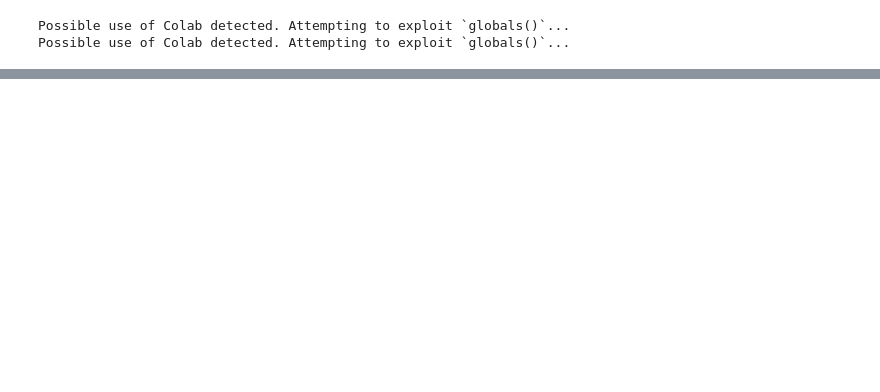
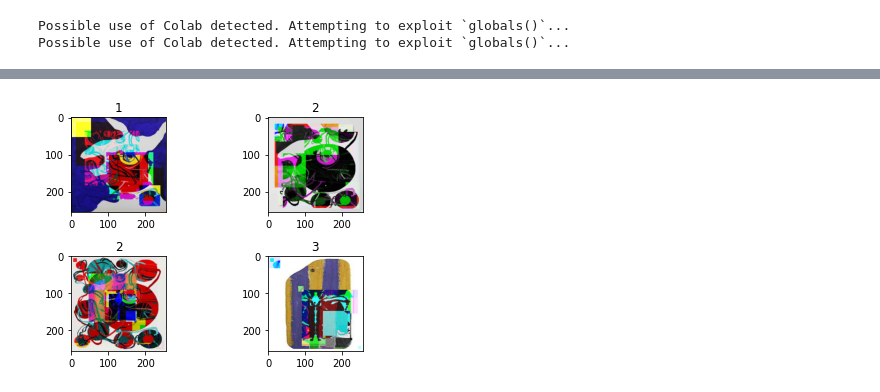
Before and after one commit to dalonlobo/evolutionary-art, a Jupyter notebook: evolutionary_ga.ipynb, the cells around one changed output, grey strips where cells are left out. Cells and saved outputs as stored; diff of their text form; code cells hidden in the pictures; blank space fills up the shorter version.

```diff
--- a/evolutionary_ga.ipynb
+++ b/evolutionary_ga.ipynb
@@ -70,27 +55,3 @@ def display_images():
     display.clear_output(wait=True)
     plt.show()
     plt.pause(1)
-# %%
-def mutate(gene):
-    """Gene is a (IMAGE_SIZE) * 3 channel input image.
-    Here mutate is swapping the values within the image between channels
-    """
-    x = random.randint(0, IMAGE_SHAPE[0] - 1)
-    y = random.randint(x, IMAGE_SHAPE[1] - 1)
-    ch1 = random.randint(0, 2)
-    ch2 = random.randint(0, 2)
-    # get the square
-    gene[x:y, x:y, ch1], gene[x:y, x:y, ch2] = gene[x:y, x:y, ch2], gene[x:y, x:y, ch1]
-    return gene
-# %%
-def crossover(gene1, gene2):
-    """Gene is a (IMAGE_SIZE) * 3 channel input image.
-    Here crossover is swapping the values of one channel between images
-    """
-    x = random.randint(0, IMAGE_SHAPE[0] - 1)
-    y = random.randint(x, IMAGE_SHAPE[1] - 1)
-    ch1 = random.randint(0, 2)
-    ch2 = random.randint(0, 2)
-    # get the square
-    gene1[x:y, x:y, ch1], gene1[x:y, x:y, ch2] = gene2[x:y, x:y, ch2], gene2[x:y, x:y, ch1]
-    return gene1
@@ -104,9 +57,0 @@ display_images()
-# %%
-for gen_idx in range(MAX_GEN):
-    for gene in population:
-        # Mutation
-        gene = mutate(gene)
-        # crossover
-        gene = crossover(gene, population[random.randint(0, POP_SIZE-1)])
-    if (gen_idx % (MAX_GEN * 0.1)) == 0:
-        display_images()
@@ -119,2 +57,0 @@ population[0].min()
-# %%
-a = resize(population[0], (1080,1080), anti_aliasing=True)
@@ -124,0 +160,7 @@ Lossy conversion from float64 to uint8. Range [0, 1]. Convert image to uint8 pri
+# %%
+art_ga = EvolutionaryArtGA(
+    max_gen=10, pop_size=4, image_size=(256, 256), mut_func_ver=1, cross_func_ver=1
+)
+population = art_ga.run()
+# %% [output]
+[figure, added]
```
Also changed, not shown: parts of 9 cells of this notebook, 1 other file.
